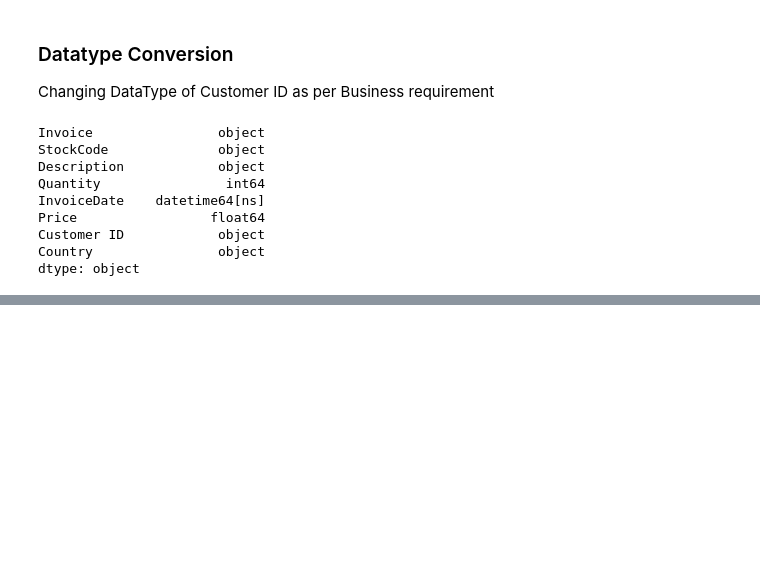
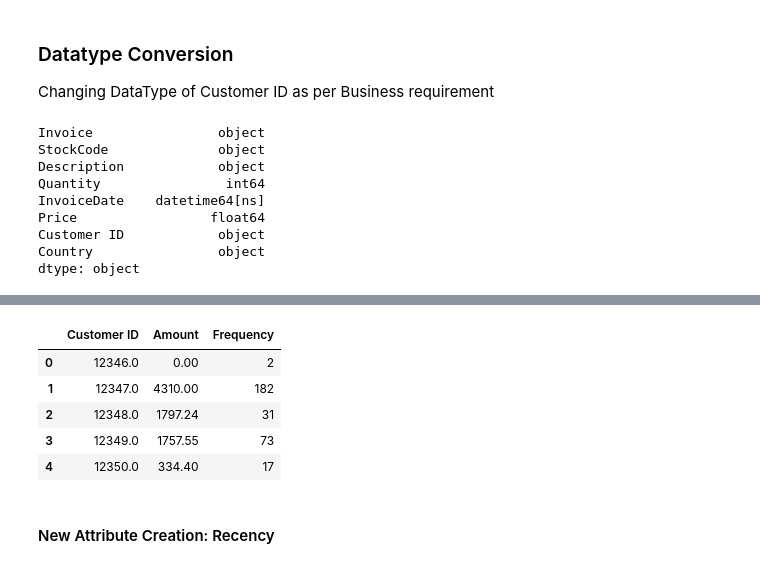
Before and after one commit to manishkr1754/Online_Retail_Customer_Segmentation_RFM_Analysis, a Jupyter notebook: Online Retail Customer Segmentation RFM Analysis.ipynb, the cells around one changed output, grey strips where cells are left out. Cells and saved outputs as stored; diff of their text form; code cells hidden in the pictures; blank space fills up the shorter version.

```diff
--- a/Online Retail Customer Segmentation RFM Analysis.ipynb
+++ b/Online Retail Customer Segmentation RFM Analysis.ipynb
@@ -282,0 +303,4 @@ dtype: object
+# %%
+rfm_m = retail.groupby('Customer ID')['Amount'].sum()
+rfm_m = rfm_m.reset_index()
+rfm_m.head()
@@ -282,0 +316,6 @@ dtype: object
+# %%
+# New Attribute : Frequency
+
+rfm_f = retail.groupby('Customer ID')['Invoice'].count()
+rfm_f = rfm_f.reset_index()
+rfm_f.head()
@@ -282,0 +329,3 @@ dtype: object
+# %%
+rfm_f.columns = ['Customer ID', 'Frequency']
+rfm_f.head()
@@ -282,0 +339,14 @@ dtype: object
+# %%
+# Merging newly created attribute in single dataframe
+
+rfm = pd.merge(rfm_m, rfm_f, on='Customer ID', how='inner')
+rfm.head()
+# %% [output]
+|  | Customer ID | Amount | Frequency |
+| 0 | 12346.0 | 0.00 | 2 |
+| 1 | 12347.0 | 4310.00 | 182 |
+| 2 | 12348.0 | 1797.24 | 31 |
+| 3 | 12349.0 | 1757.55 | 73 |
+| 4 | 12350.0 | 334.40 | 17 |
+# %% [markdown]
+#### New Attribute Creation: Recency
```
Also changed, not shown: parts of 14 cells of this notebook.
